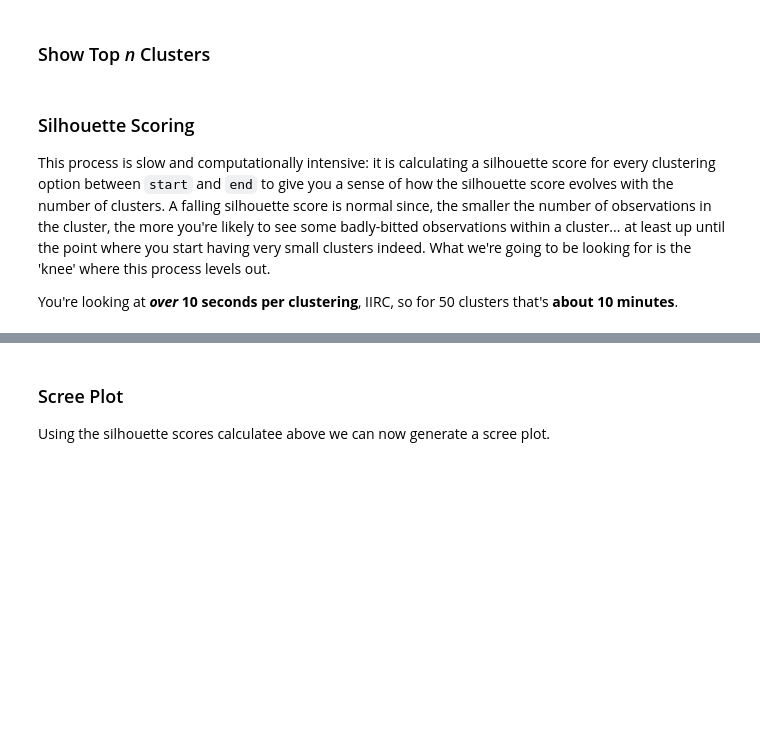
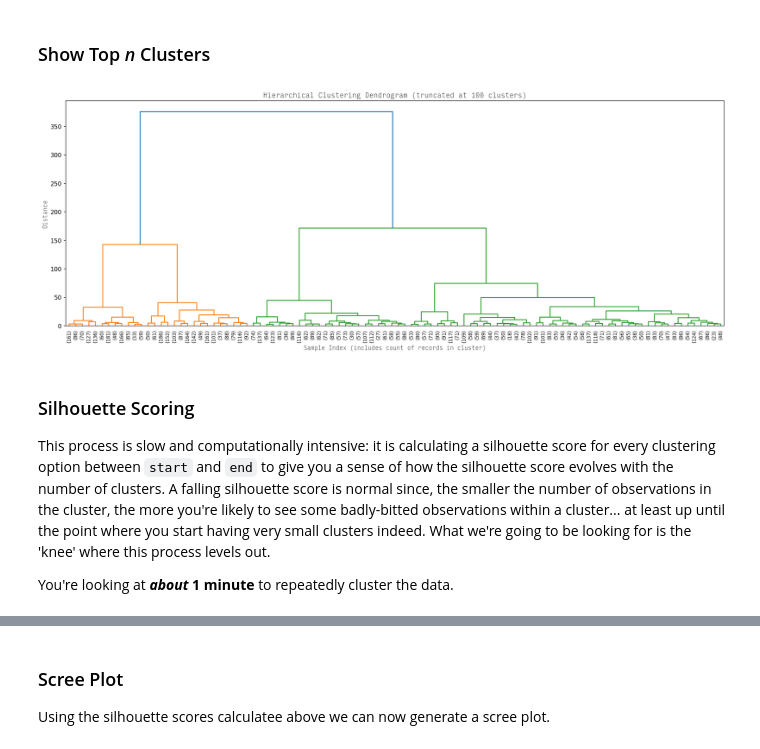
Before and after one commit to jreades/ph-tutorial-code, a Jupyter notebook: Clustering_Word_Embeddings.ipynb, the cells around one changed output, grey strips where cells are left out. Saved outputs shown, nothing was run; the diff lists cells and outputs as text; code cells hidden in the pictures; blank space fills up the shorter version.

```diff
--- a/Clustering_Word_Embeddings.ipynb
+++ b/Clustering_Word_Embeddings.ipynb
@@ -214,5 +302,5 @@ projected = pd.read_feather(os.path.join('data','ph-tutorial-data-final.feather'
 When you perform the `join` later the unsampled records should fall out naturally though, obviously, your results will begin to differ substantially from the ones presented in the tutorial.
 # %%
 %%time
-
-Z = linkage(projected[[x for x in projected.columns if x.startswith('Dim ')]], method='ward', metric='euclidean')
+Z = linkage(projected[[x for x in projected.columns if x.startswith('Dim ')]],
+            method='ward', metric='euclidean')
@@ -245,29 +343,32 @@ display(
 # %%
 last_cls = 100 # The number of last clusters to show in the dendogram
 
-plt.title(f'Hierarchical Clustering Dendrogram (truncated at {last_cls} clusters)')
-plt.xlabel('Sample Index (includes count of records in cluster)')
-plt.ylabel('Distance')
+plt.title(f'Hierarchical Clustering Dendrogram (truncated at {last_cls} clusters)', **tfont)
+plt.xlabel('Sample Index (includes count of records in cluster)', **afont)
+plt.ylabel('Distance', **afont)
 fig = plt.gcf()
 fig.set_size_inches(20, 7)
-fig.set_dpi(300)
+fig.set_dpi(150)
+
 dendrogram(
     Z,
     truncate_mode='lastp', # truncate dendrogram to the last p merged clusters
     p=last_cls,            # and set a value for last p merged clusters
     show_leaf_counts=True, # if parentheses then this is a count of observations, otherwise an id
     leaf_rotation=90.,
     leaf_font_size=8.,
     show_contracted=False, # to get a distribution impression in truncated branches
 )
 #plt.savefig(os.path.join('data',f'Dendogram-{c.dmeasure}-{last_cls}.png'))
 plt.show()
+# %% [output]
+[figure, added]
 # %% [markdown]
 ### Silhouette Scoring
 
 This process is slow and computationally intensive: it is calculating a silhouette score for every clustering option between `start` and `end` to give you a sense of how the silhouette score evolves with the number of clusters. A falling silhouette score is normal since, the smaller the number of observations in the cluster, the more you're likely to see some badly-bitted observations within a cluster... at least up until the point where you start having very small clusters indeed. What we're going to be looking for is the 'knee' where this process levels out.
 
-You're looking at **_over_ 10 seconds per clustering**, IIRC, so for 50 clusters that's **about 10 minutes**.
+You're looking at **_about_ 1 minute** to repeatedly cluster the data.
 # %%
 %%time
 
```
Also changed, not shown: parts of 62 cells of this notebook, 1 other file.
